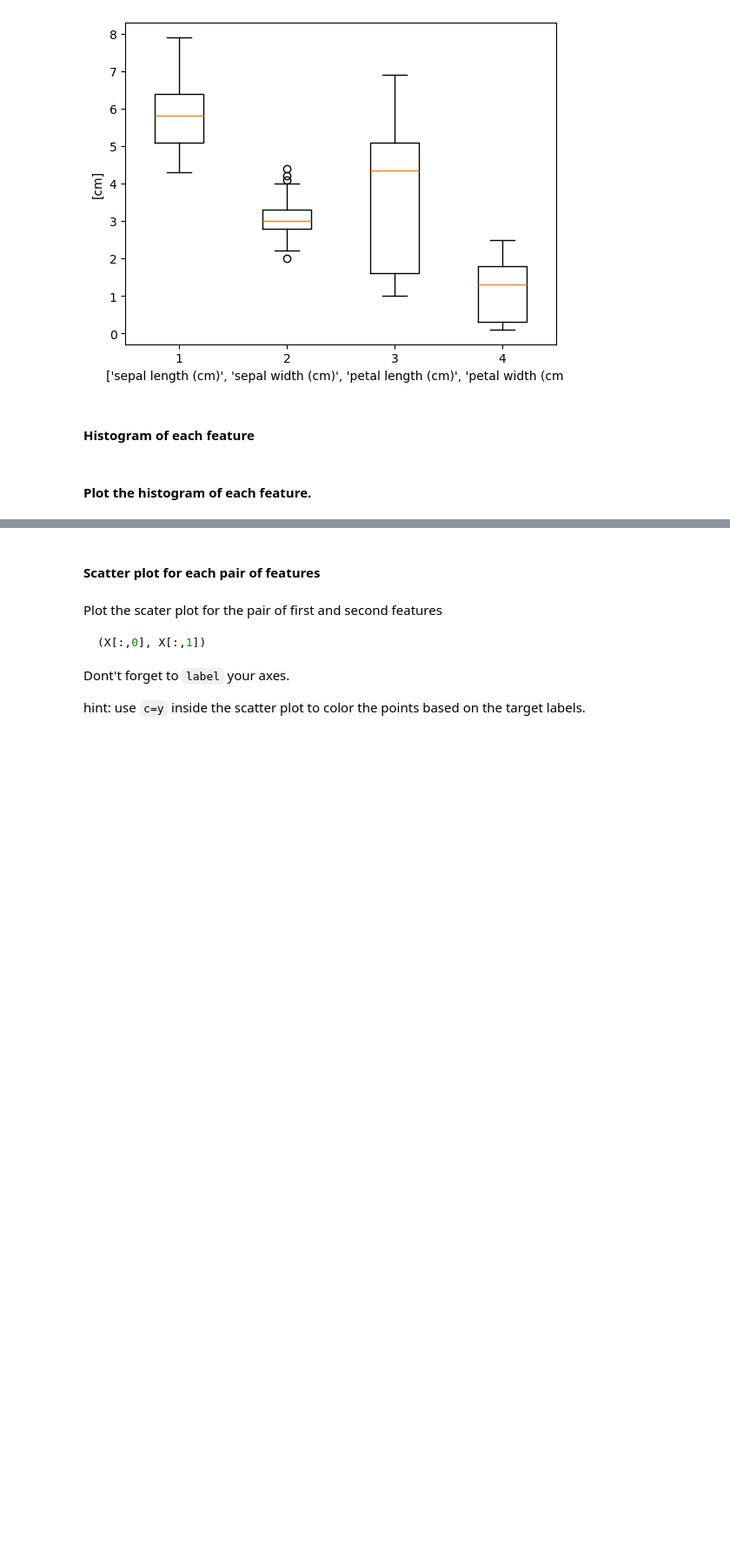
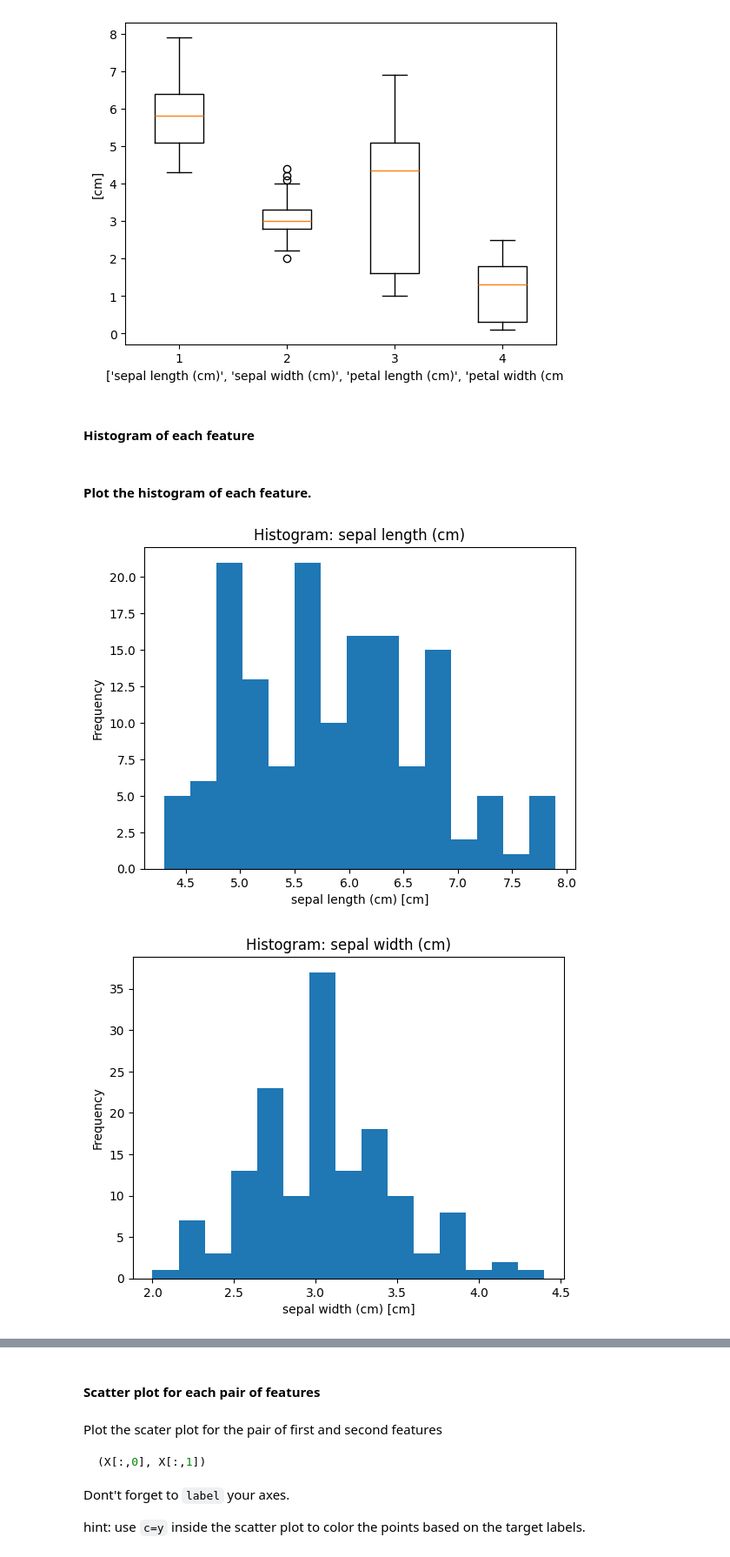
Before and after one commit to whatnirja/PyData2025, a Jupyter notebook: Lab_Week7_KNN/lab7_KNN copy.ipynb, the cells around one changed output, grey strips where cells are left out. Shown at 87% size. Drawn from its saved outputs; the diff is of its cells as text; code cells hidden in the pictures; blank space fills up the shorter version.

```diff
--- a/Lab_Week7_KNN/lab7_KNN copy.ipynb
+++ b/Lab_Week7_KNN/lab7_KNN copy.ipynb
@@ -65,3 +66,6 @@ Figure below illustrates the features and target labels for iris dataset.
 <img src="https://raw.githubusercontent.com/PyDataGBC/PyData2025/refs/heads/main/Lab_Week7_KNN/assets/iris.png" width="500" hight="300" />
 # %% [markdown]
 #### What is the value of the key `data`? Assign the value to a variable `X`
+# %%
+X = iris['data']
+X
@@ -111,0 +216,12 @@ plt.show()
+# %%
+#your code here
+for idx, fname in enumerate(feature_names):
+    plt.figure()
+    plt.hist(X[:, idx], bins=15)
+    plt.xlabel(fname + " [cm]")
+    plt.ylabel("Frequency")
+    plt.title(f"Histogram: {fname}")
+    plt.show()
+# %% [output]
+[figure, added]
+[figure, added]
```
Also changed, not shown: parts of 56 cells of this notebook.
